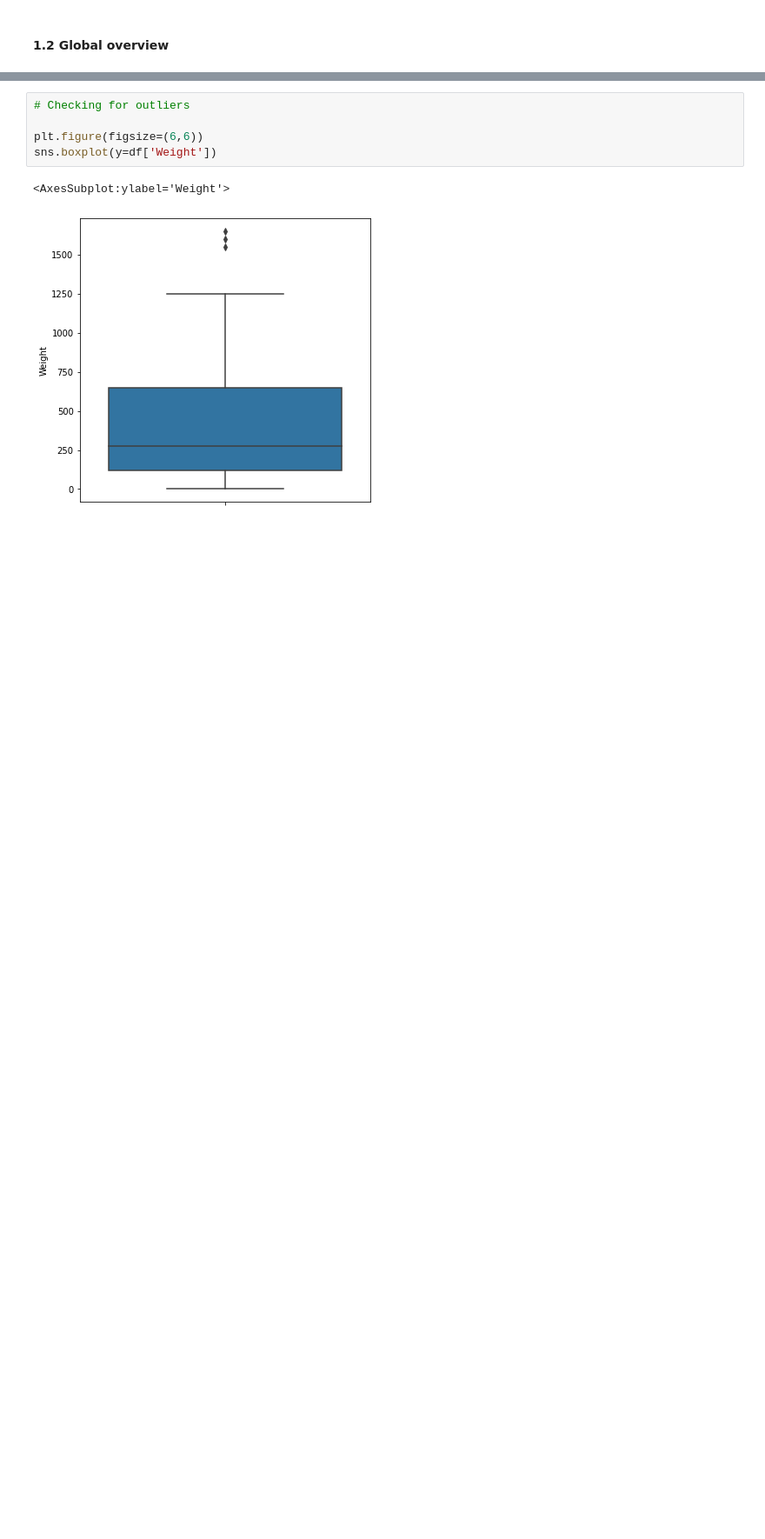
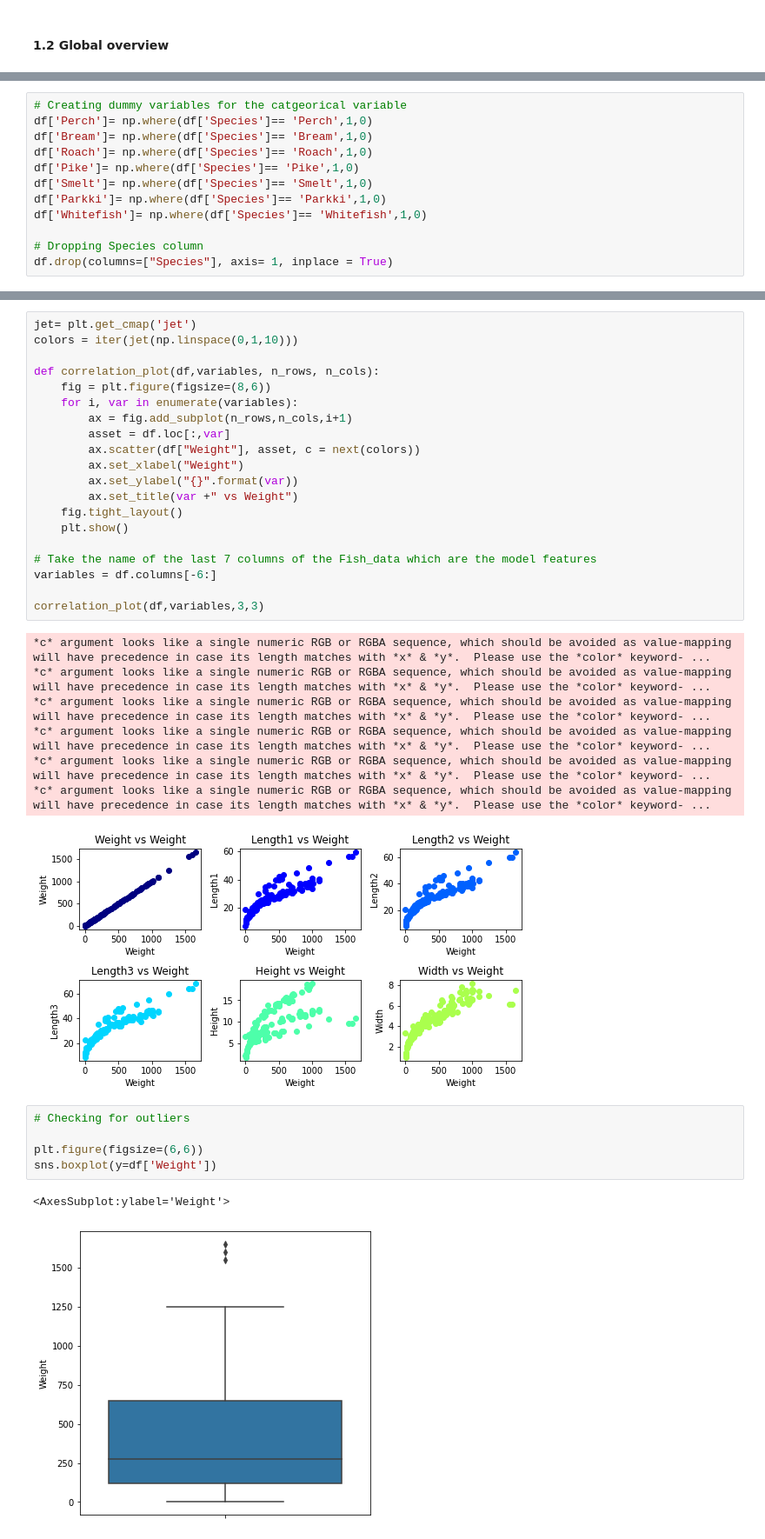
Before and after one commit to Rupesh707/Species_Prediction_MultipleLinear_Regression, a Jupyter notebook: Multi linear regression.ipynb, the cells around one changed output, grey strips where cells are left out. Shown at 87% size. Cells and saved outputs as stored; diff of their text form; blank space fills up the shorter version.

```diff
--- a/Multi linear regression.ipynb
+++ b/Multi linear regression.ipynb
@@ -227,0 +231,12 @@ sns.pairplot(df)
+# %%
+# Creating dummy variables for the catgeorical variable
+df['Perch']= np.where(df['Species']== 'Perch',1,0)
+df['Bream']= np.where(df['Species']== 'Bream',1,0)
+df['Roach']= np.where(df['Species']== 'Roach',1,0)
+df['Pike']= np.where(df['Species']== 'Pike',1,0)
+df['Smelt']= np.where(df['Species']== 'Smelt',1,0)
+df['Parkki']= np.where(df['Species']== 'Parkki',1,0)
+df['Whitefish']= np.where(df['Species']== 'Whitefish',1,0)
+
+# Dropping Species column
+df.drop(columns=["Species"], axis= 1, inplace = True)
@@ -228,3 +550,31 @@ sns.pairplot(df)
+# %%
+jet= plt.get_cmap('jet')
+colors = iter(jet(np.linspace(0,1,10)))
+
+def correlation_plot(df,variables, n_rows, n_cols):
+    fig = plt.figure(figsize=(8,6))
+    for i, var in enumerate(variables):
+        ax = fig.add_subplot(n_rows,n_cols,i+1)
+        asset = df.loc[:,var]
+        ax.scatter(df["Weight"], asset, c = next(colors))
+        ax.set_xlabel("Weight")
+        ax.set_ylabel("{}".format(var))
+        ax.set_title(var +" vs Weight")
+    fig.tight_layout()
+    plt.show()
+
+# Take the name of the last 7 columns of the Fish_data which are the model features
+variables = df.columns[-6:]
+
+correlation_plot(df,variables,3,3)
+# %% [output]
+*c* argument looks like a single numeric RGB or RGBA sequence, which should be avoided as value-mapping will have precedence in case its length matches with *x* & *y*.  Please use the *color* keyword- ...
+*c* argument looks like a single numeric RGB or RGBA sequence, which should be avoided as value-mapping will have precedence in case its length matches with *x* & *y*.  Please use the *color* keyword- ...
+*c* argument looks like a single numeric RGB or RGBA sequence, which should be avoided as value-mapping will have precedence in case its length matches with *x* & *y*.  Please use the *color* keyword- ...
+*c* argument looks like a single numeric RGB or RGBA sequence, which should be avoided as value-mapping will have precedence in case its length matches with *x* & *y*.  Please use the *color* keyword- ...
+*c* argument looks like a single numeric RGB or RGBA sequence, which should be avoided as value-mapping will have precedence in case its length matches with *x* & *y*.  Please use the *color* keyword- ...
+*c* argument looks like a single numeric RGB or RGBA sequence, which should be avoided as value-mapping will have precedence in case its length matches with *x* & *y*.  Please use the *color* keyword- ...
+[figure, added]
 # %%
 # Checking for outliers
 
```
Also changed, not shown: parts of 56 cells of this notebook.
